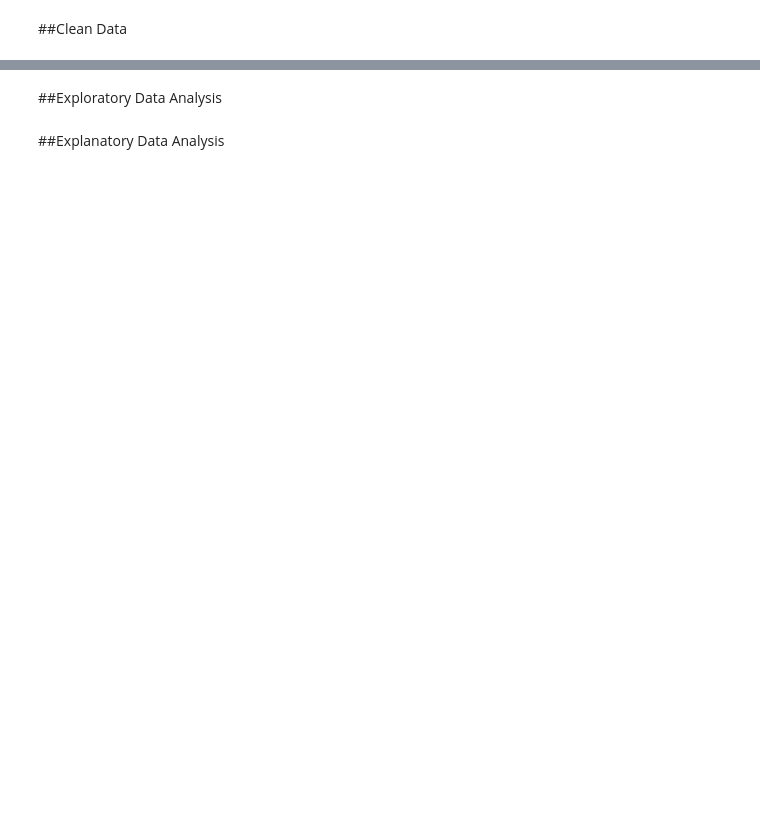
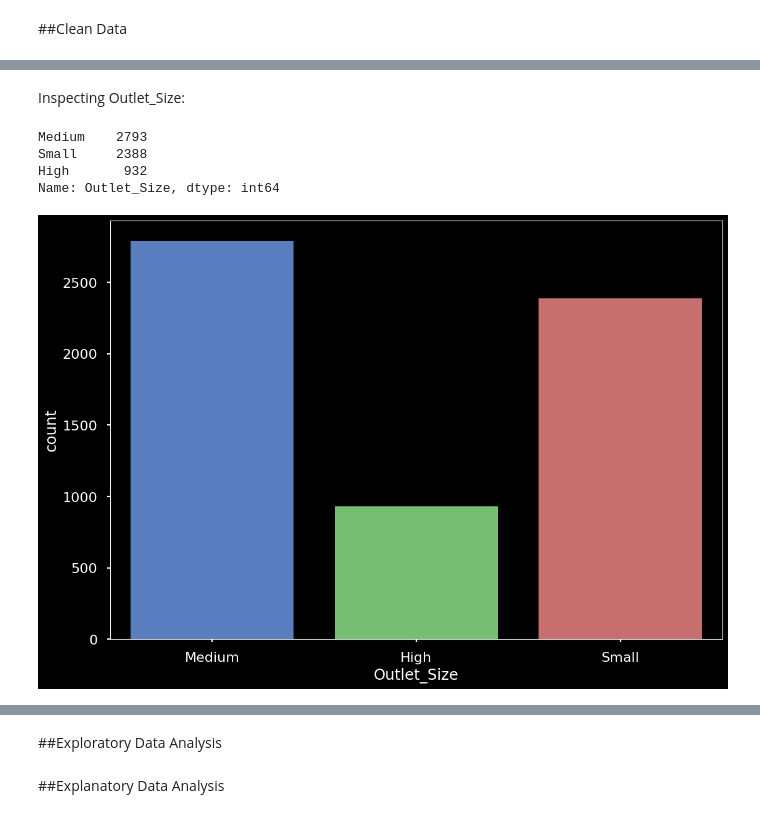
Before and after one commit to combechelsey/Prediction-of-Product-Sales, a Jupyter notebook: Prediction_of_Product_Sales.ipynb, the cells around one changed output, grey strips where cells are left out. Drawn from its saved outputs; the diff is of its cells as text; code cells hidden in the pictures; blank space fills up the shorter version.

```diff
--- a/Prediction_of_Product_Sales.ipynb
+++ b/Prediction_of_Product_Sales.ipynb
@@ -12,0 +203,3 @@
+# %%
+mean_value = df["Item_Weight"].mean()
+df["Item_Weight"] = df["Item_Weight"].fillna(mean_value)
@@ -12,0 +224,13 @@
+# %% [markdown]
+Inspecting Outlet_Size:
+# %%
+df["Outlet_Size"].value_counts()
+# %% [output]
+Medium    2793
+Small     2388
+High       932
+Name: Outlet_Size, dtype: int64
+# %%
+ax = sns.countplot(data = df, x = 'Outlet_Size');
+# %% [output]
+[figure, added]
```
Also changed, not shown: parts of 33 cells of this notebook.
